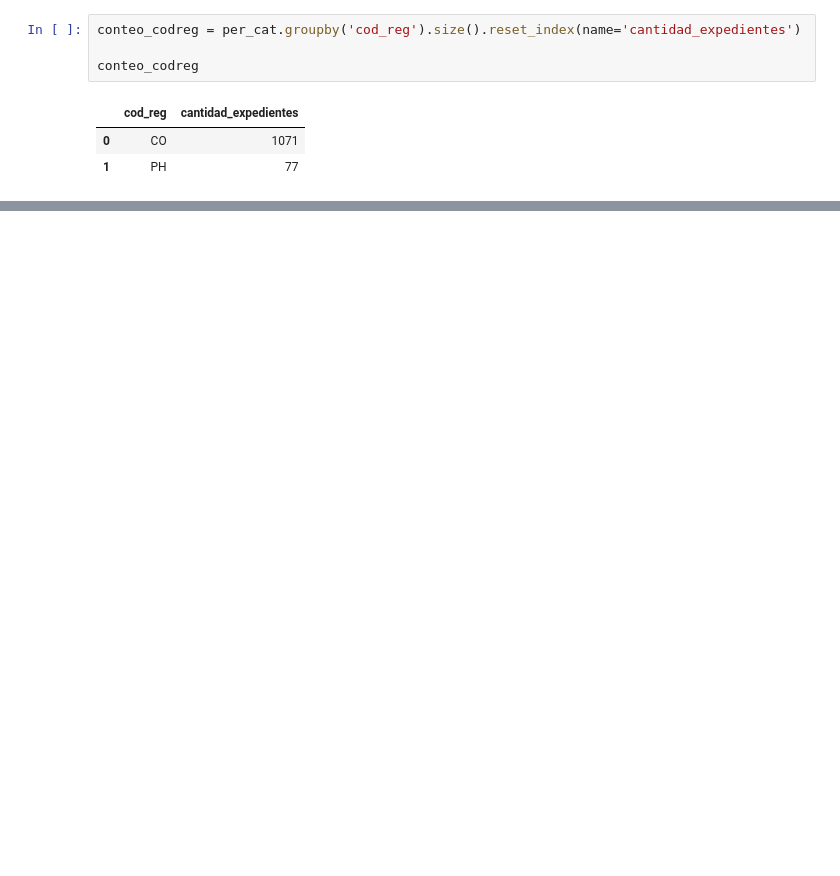
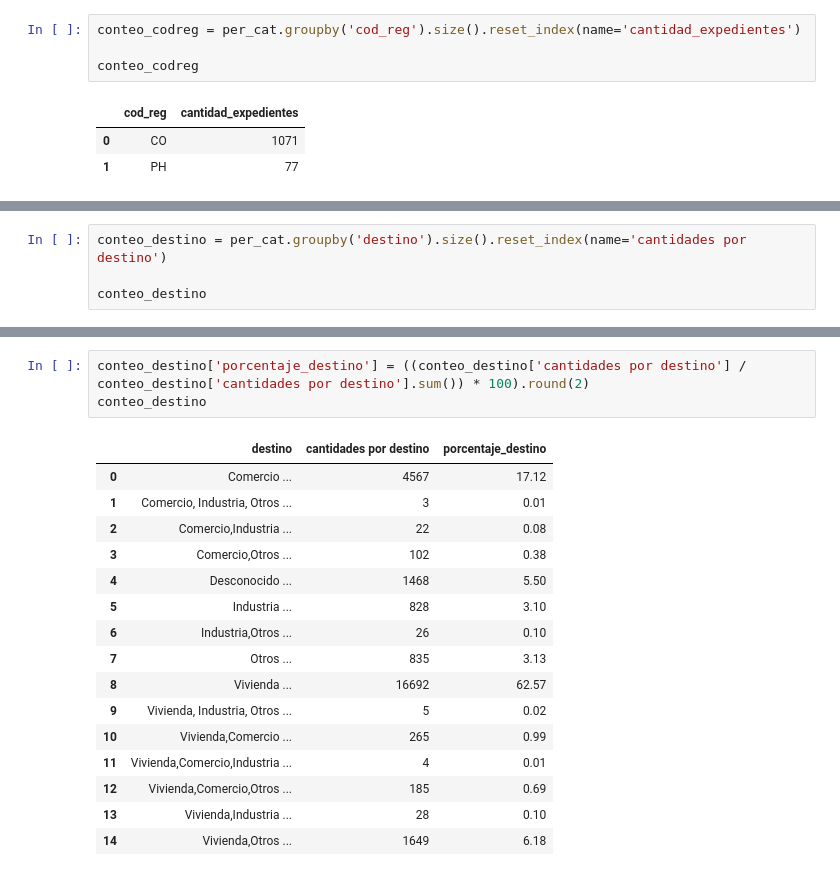
Before and after one commit to danblanc/python-para-ciencia-de-datos, a Jupyter notebook: Proyectos/Proyecto Crey_VFern/ReyFer.ipynb, the cells around one changed output, grey strips where cells are left out. Saved outputs shown, nothing was run; the diff lists cells and outputs as text; blank space fills up the shorter version.

```diff
--- a/Proyectos/Proyecto Crey_VFern/ReyFer.ipynb
+++ b/Proyectos/Proyecto Crey_VFern/ReyFer.ipynb
@@ -388,0 +395,4 @@ conteo_codreg
+# %%
+conteo_destino = per_cat.groupby('destino').size().reset_index(name='cantidades por destino')
+
+conteo_destino
@@ -388,0 +416,20 @@ conteo_codreg
+# %%
+conteo_destino['porcentaje_destino'] = ((conteo_destino['cantidades por destino'] / conteo_destino['cantidades por destino'].sum()) * 100).round(2)
+conteo_destino
+# %% [output]
+|  | destino | cantidades por destino | porcentaje_destino |
+| 0 | Comercio ... | 4567 | 17.12 |
+| 1 | Comercio, Industria, Otros ... | 3 | 0.01 |
+| 2 | Comercio,Industria ... | 22 | 0.08 |
+| 3 | Comercio,Otros ... | 102 | 0.38 |
+| 4 | Desconocido ... | 1468 | 5.50 |
+| 5 | Industria ... | 828 | 3.10 |
+| 6 | Industria,Otros ... | 26 | 0.10 |
+| 7 | Otros ... | 835 | 3.13 |
+| 8 | Vivienda ... | 16692 | 62.57 |
+| 9 | Vivienda, Industria, Otros ... | 5 | 0.02 |
+| 10 | Vivienda,Comercio ... | 265 | 0.99 |
+| 11 | Vivienda,Comercio,Industria ... | 4 | 0.01 |
+| 12 | Vivienda,Comercio,Otros ... | 185 | 0.69 |
+| 13 | Vivienda,Industria ... | 28 | 0.10 |
+| 14 | Vivienda,Otros ... | 1649 | 6.18 |
```
Also changed, not shown: parts of 6 cells of this notebook.
